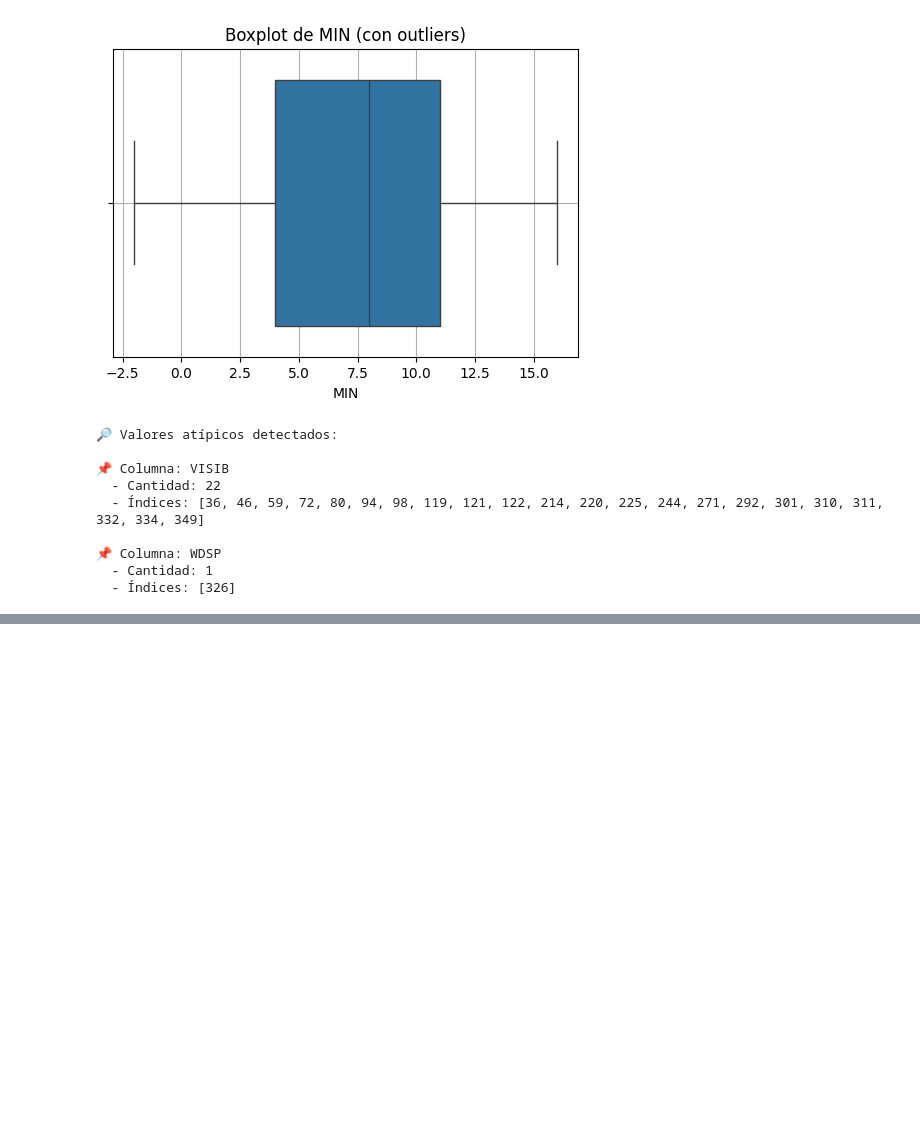
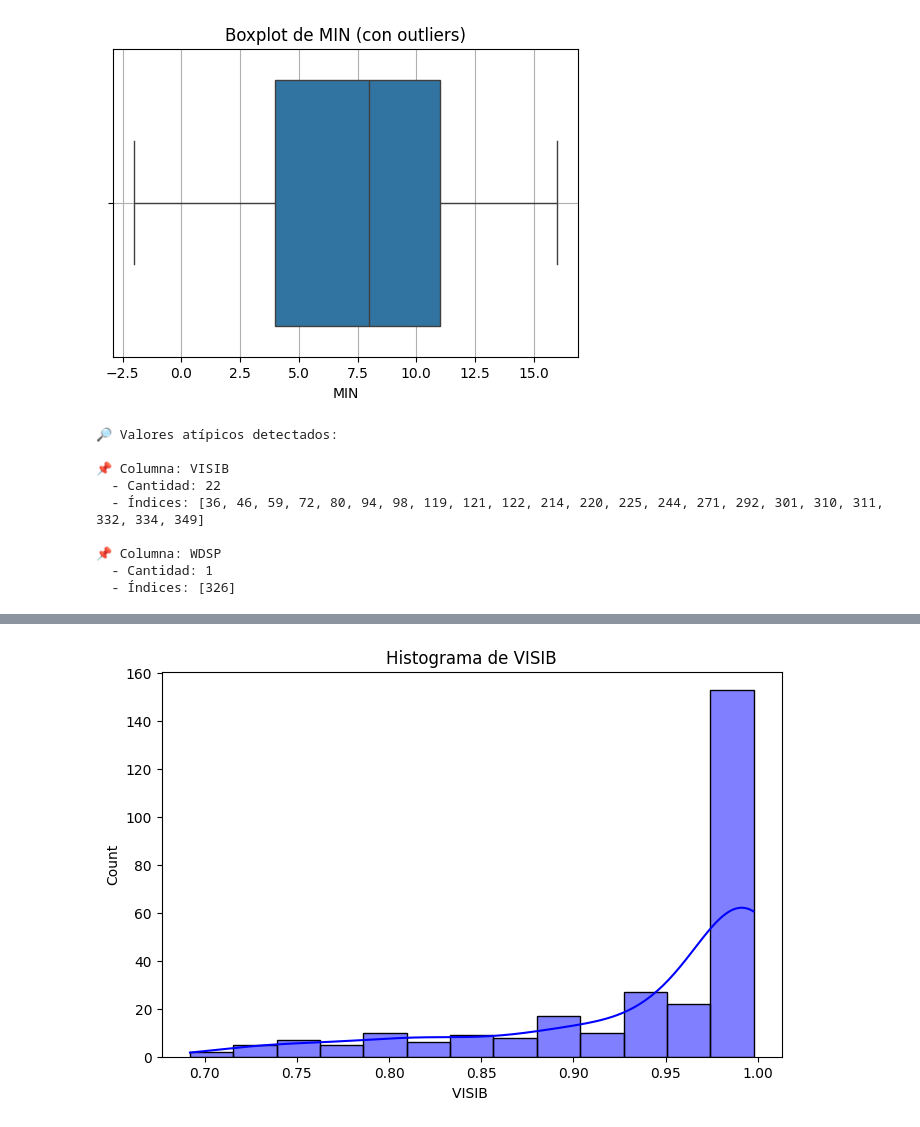
Before and after one commit to SaitoM17/analisis_del_clima_mundial_NOAA, a Jupyter notebook: notebooks/2_limpieza_datos.ipynb, the cells around one changed output, grey strips where cells are left out. Cells and saved outputs as stored; diff of their text form; code cells hidden in the pictures; blank space fills up the shorter version.

```diff
--- a/notebooks/2_limpieza_datos.ipynb
+++ b/notebooks/2_limpieza_datos.ipynb
@@ -404,0 +426,8 @@ UFuncTypeError: ufunc 'multiply' cannot use operands with types dtype('O') and d
+# %%
+plt.figure(figsize=(8,5))
+sns.histplot(df_troll_2024_sin_outliers['VISIB'], kde=True, color='b')
+plt.title('Histograma de VISIB')
+plt.xlabel('VISIB ')
+plt.show()
+# %% [output]
+[figure, added]
```
Also changed, not shown: parts of 14 cells of this notebook, 2 other files.
